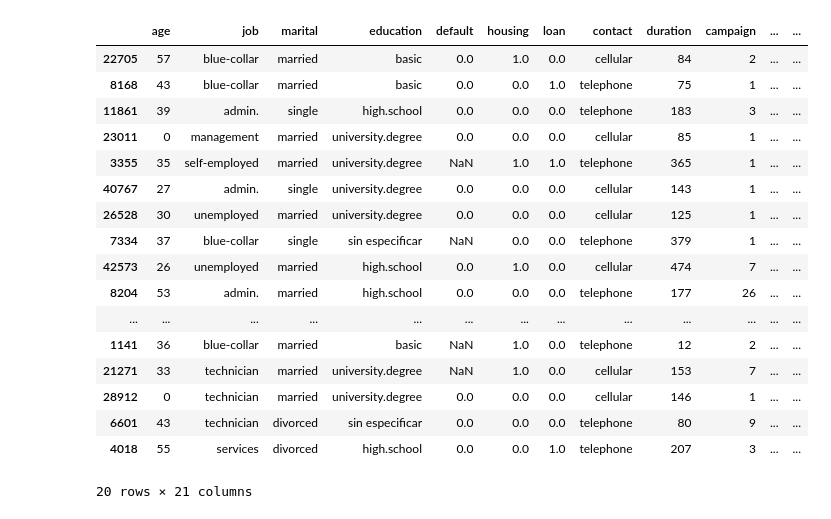
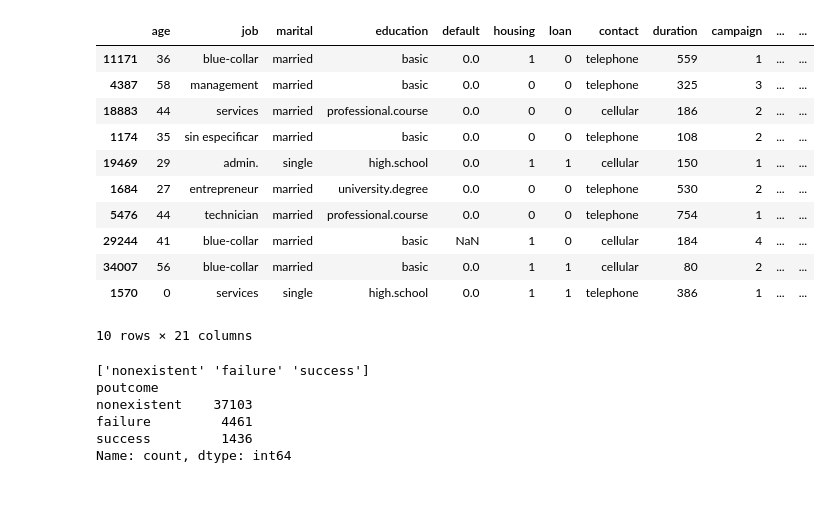
Before and after one commit to LaraHueli/EDA_Bank_Marketing_Analysis, a Jupyter notebook: Jupyter/limpieza.ipynb, the cells around one changed output. Drawn from its saved outputs; the diff is of its cells as text; code cells hidden in the pictures.

```diff
--- a/Jupyter/limpieza.ipynb
+++ b/Jupyter/limpieza.ipynb
@@ -20,15 +94,13 @@ valores_minuscula(df)
 # %%
+df = valores_minuscula(df)
 df = reemplazar_nulos(df, 'education', 'sin especificar')
+df = reemplazar_nulos(df, 'education', 'sin especificar')
+df = reemplazar_nulos(df, 'job', 'sin especificar')
+df = reemplazar_nulos(df, 'marital', 'sin especificar')
+df = unificar_education(df)
 df = unificar_categorias(df, 'education', ['basic.4y', 'basic.6y', 'basic.9y'], 'basic')
 df = eliminar_columnas(df, ['latitude', 'longitude'])
+df = convertir_float_a_int(df, ['age','housing', 'loan'] )
-# %%
-# Reemplazar los valores nulos en 'age' por 0
-df['age'] = df['age'].fillna(0).astype(int)
-# %%
-# Unificar las categorías básicas
-df['education'] = df['education'].replace(['basic.4y', 'basic.6y', 'basic.9y'], 'basic')
-# Reemplazar los valores nulos por 'sin especificar'
-df['education'] = df['education'].fillna('sin especificar')
 # %%
 eda_preliminar(df)
 # %% [output]
@@ -102,23 +174,28 @@ cc891cf7-206c-47f0-804f-20b5b757d5fc    1
 Name: count, Length: 43000, dtype: int64
 --------------------------------------------------------------
 # %%
-df.sample(20)
+df.sample(10)
 # %% [output]
 |  | age | job | marital | education | default | housing | loan | contact | duration | campaign | ... | ... |
-| 22705 | 57 | blue-collar | married | basic | 0.0 | 1.0 | 0.0 | cellular | 84 | 2 | ... | ... |
-| 8168 | 43 | blue-collar | married | basic | 0.0 | 0.0 | 1.0 | telephone | 75 | 1 | ... | ... |
-| 11861 | 39 | admin. | single | high.school | 0.0 | 0.0 | 0.0 | telephone | 183 | 3 | ... | ... |
-| 23011 | 0 | management | married | university.degree | 0.0 | 0.0 | 0.0 | cellular | 85 | 1 | ... | ... |
-| 3355 | 35 | self-employed | married | university.degree | NaN | 1.0 | 1.0 | telephone | 365 | 1 | ... | ... |
-| 40767 | 27 | admin. | single | university.degree | 0.0 | 0.0 | 0.0 | cellular | 143 | 1 | ... | ... |
-| 26528 | 30 | unemployed | married | university.degree | 0.0 | 0.0 | 0.0 | cellular | 125 | 1 | ... | ... |
-| 7334 | 37 | blue-collar | single | sin especificar | NaN | 0.0 | 0.0 | telephone | 379 | 1 | ... | ... |
-| 42573 | 26 | unemployed | married | high.school | 0.0 | 1.0 | 0.0 | cellular | 474 | 7 | ... | ... |
-| 8204 | 53 | admin. | married | high.school | 0.0 | 0.0 | 0.0 | telephone | 177 | 26 | ... | ... |
-| ... | ... | ... | ... | ... | ... | ... | ... | ... | ... | ... | ... | ... |
-| 1141 | 36 | blue-collar | married | basic | NaN | 1.0 | 0.0 | telephone | 12 | 2 | ... | ... |
-| 21271 | 33 | technician | married | university.degree | NaN | 1.0 | 0.0 | cellular | 153 | 7 | ... | ... |
-| 28912 | 0 | technician | married | university.degree | 0.0 | 0.0 | 0.0 | cellular | 146 | 1 | ... | ... |
-| 6601 | 43 | technician | divorced | sin especificar | 0.0 | 0.0 | 0.0 | telephone | 80 | 9 | ... | ... |
-| 4018 | 55 | services | divorced | high.school | 0.0 | 0.0 | 1.0 | telephone | 207 | 3 | ... | ... |
+| 11171 | 36 | blue-collar | married | basic | 0.0 | 1 | 0 | telephone | 559 | 1 | ... | ... |
+| 4387 | 58 | management | married | basic | 0.0 | 0 | 0 | telephone | 325 | 3 | ... | ... |
+| 18883 | 44 | services | married | professional.course | 0.0 | 0 | 0 | cellular | 186 | 2 | ... | ... |
+| 1174 | 35 | sin especificar | married | basic | 0.0 | 0 | 0 | telephone | 108 | 2 | ... | ... |
+| 19469 | 29 | admin. | single | high.school | 0.0 | 1 | 1 | cellular | 150 | 1 | ... | ... |
+| 1684 | 27 | entrepreneur | married | university.degree | 0.0 | 0 | 0 | telephone | 530 | 2 | ... | ... |
+| 5476 | 44 | technician | married | professional.course | 0.0 | 0 | 0 | telephone | 754 | 1 | ... | ... |
+| 29244 | 41 | blue-collar | married | basic | NaN | 1 | 0 | cellular | 184 | 4 | ... | ... |
+| 34007 | 56 | blue-collar | married | basic | 0.0 | 1 | 1 | cellular | 80 | 2 | ... | ... |
+| 1570 | 0 | services | single | high.school | 0.0 | 1 | 1 | telephone | 386 | 1 | ... | ... |
-20 rows × 21 columns
+10 rows × 21 columns
+# %%
+# Ver información detallada sobre la columna 'poutcome'
+print(df['poutcome'].unique())
+print(df['poutcome'].value_counts())
+# %% [output]
+['nonexistent' 'failure' 'success']
+poutcome
+nonexistent    37103
+failure         4461
+success         1436
+Name: count, dtype: int64
```
Also changed, not shown: parts of 4 cells of this notebook.
